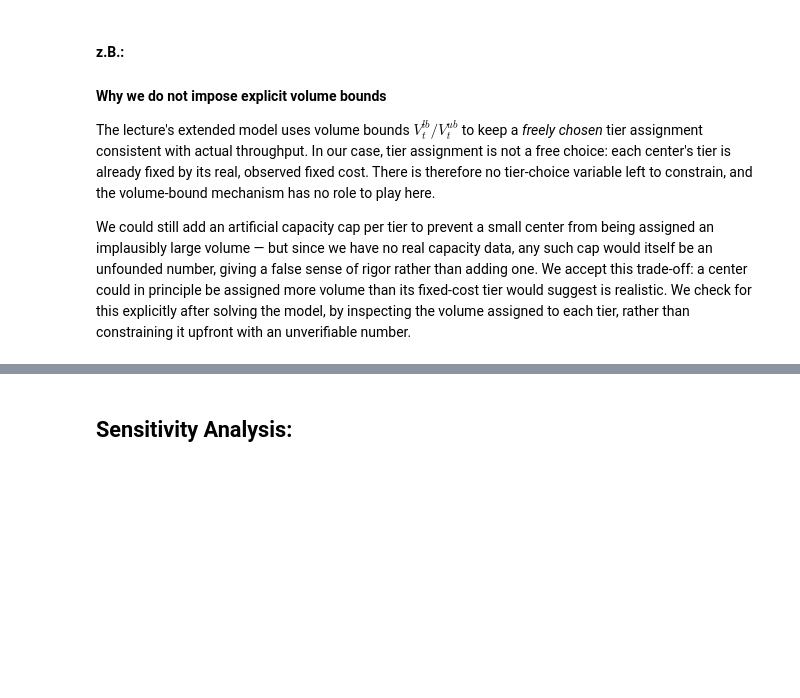
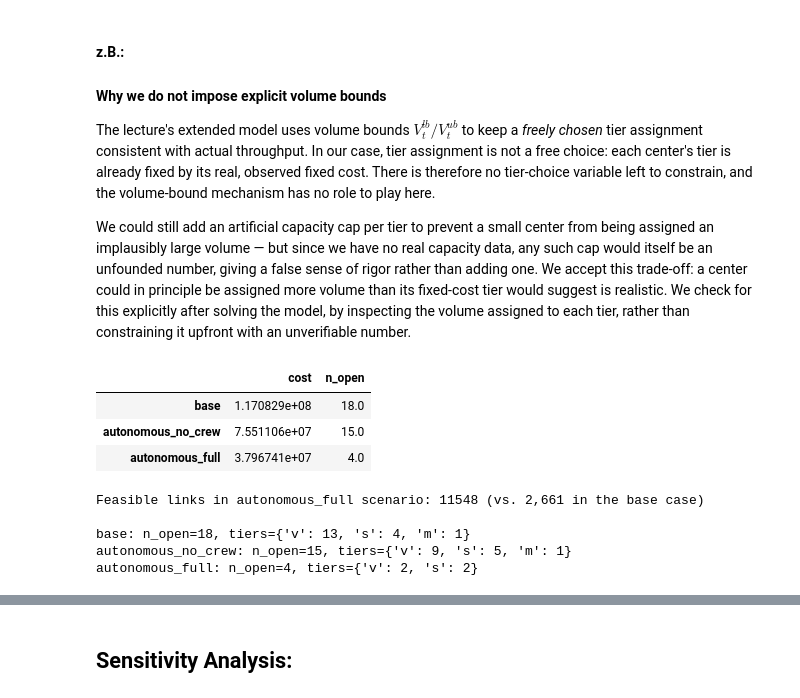
Before and after one commit to TimonLudwig1/case_study_3_d3, a Jupyter notebook: case_study.ipynb, the cells around one changed output, grey strips where cells are left out. Drawn from its saved outputs; the diff is of its cells as text; code cells hidden in the pictures; blank space fills up the shorter version.

```diff
--- a/case_study.ipynb
+++ b/case_study.ipynb
@@ -1493,3 +1560,34 @@ trade-off: a center could in principle be assigned more volume than its
 fixed-cost tier would suggest is realistic. We check for this explicitly
 after solving the model, by inspecting the volume assigned to each tier,
 rather than constraining it upfront with an unverifiable number.
+# %%
+tech_results = {
+    "base": solve_network(),
+    "autonomous_no_crew": solve_network(shift_cost=shift_cost_base * 0.4),
+    "autonomous_full": solve_network(shift_cost=shift_cost_base * 0.4, shift_min=900, travel_factor=0.8),
+}
+
+tech_df = pd.DataFrame({
+    name: {"cost": r["total_cost"], "n_open": r["n_open"]}
+    for name, r in tech_results.items()
+}).T
+
+display(tech_df)
+
+usable_full_tech = 900 - 2 * shifts_long["travelTime"] * 0.8
+n_feasible_tech = (usable_full_tech > 0).sum()
+print(f"Feasible links in autonomous_full scenario: {n_feasible_tech} (vs. 2,661 in the base case)\n")
+
+for name, r in tech_results.items():
+    tiers = warehouses_flat.set_index("warehouseID").loc[r["open_centers"], "tier"].value_counts()
+    print(f"{name}: n_open={r['n_open']}, tiers={tiers.to_dict()}")
+# %% [output]
+|  | cost | n_open |
+| base | 1.170829e+08 | 18.0 |
+| autonomous_no_crew | 7.551106e+07 | 15.0 |
+| autonomous_full | 3.796741e+07 | 4.0 |
+Feasible links in autonomous_full scenario: 11548 (vs. 2,661 in the base case)
+
+base: n_open=18, tiers={'v': 13, 's': 4, 'm': 1}
+autonomous_no_crew: n_open=15, tiers={'v': 9, 's': 5, 'm': 1}
+autonomous_full: n_open=4, tiers={'v': 2, 's': 2}
```
Also changed, not shown: parts of 17 cells of this notebook.
